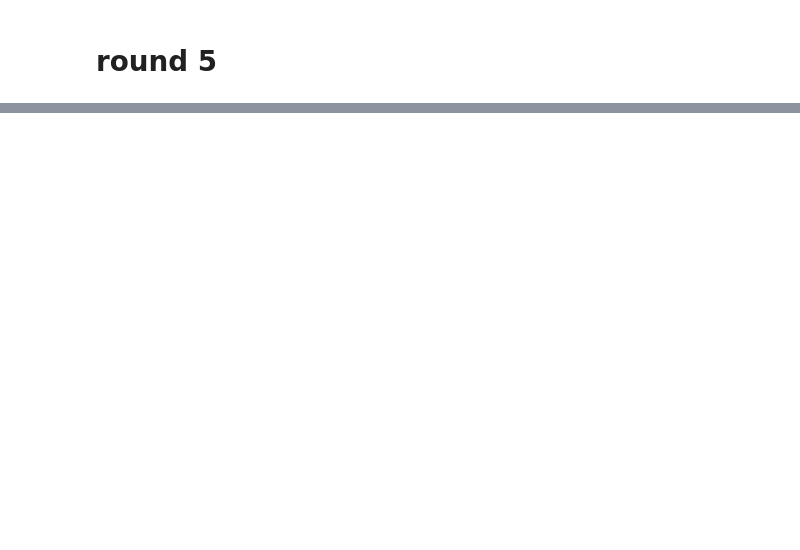
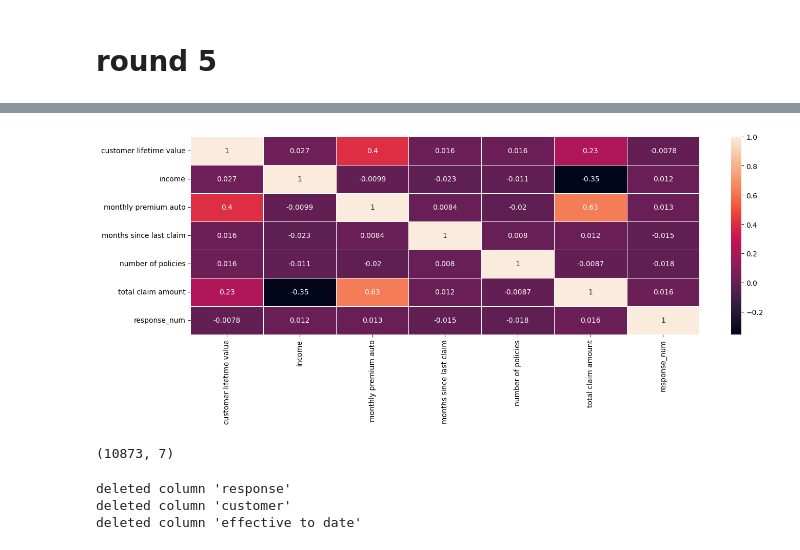
Before and after one commit to mdimasaac/lab-customer-analysis-round-2, a Jupyter notebook: solution round 2.ipynb, the cells around one changed output, grey strips where cells are left out. Saved outputs shown, nothing was run; the diff lists cells and outputs as text; code cells hidden in the pictures; blank space fills up the shorter version.

```diff
--- a/solution round 2.ipynb
+++ b/solution round 2.ipynb
@@ -562,0 +703,40 @@ plt.show()
+# %%
+# not sure if there are any insignificant values there, but
+# these 3 columns have some low correlation values
+numerical2 = numerical2.drop(["months since policy inception", "month", "number of open complaints"], axis = 1)
+# %%
+correlations_matrix2 = numerical2.corr()
+# display(correlations_matrix)
+plt.figure(figsize = (16,5))
+sns.heatmap(correlations_matrix2, annot=True, linewidth = .5)
+plt.show()
+# %% [output]
+[figure, added]
+# %%
+from sklearn.preprocessing import StandardScaler
+transformer2 = StandardScaler().fit(numerical2)
+x_standardized2 = transformer2.transform(numerical2)
+print(x_standardized2.shape)
+x_standardized2 = pd.DataFrame(x_standardized2, columns=numerical2.columns)
+# %% [output]
+(10873, 7)
+# %%
+try:
+    categorical2 = categorical2.drop(columns=["response"], axis = 1)
+    print("deleted column 'response'")
+except:
+    print("column 'response' is already deleted.")
+try:
+    categorical2 = categorical2.drop(columns=["customer"], axis = 1)
+    print("deleted column 'customer'")
+except:
+    print("column 'customer' is already deleted.")
+try:
+    categorical2 = categorical2.drop(columns=["effective to date"], axis = 1)
+    print("deleted column 'effective to date'")
+except:
+    print("column 'effective to date' is already deleted.")
+# %% [output]
+deleted column 'response'
+deleted column 'customer'
+deleted column 'effective to date'
```
Also changed, not shown: parts of 45 cells of this notebook, 2 other files.
